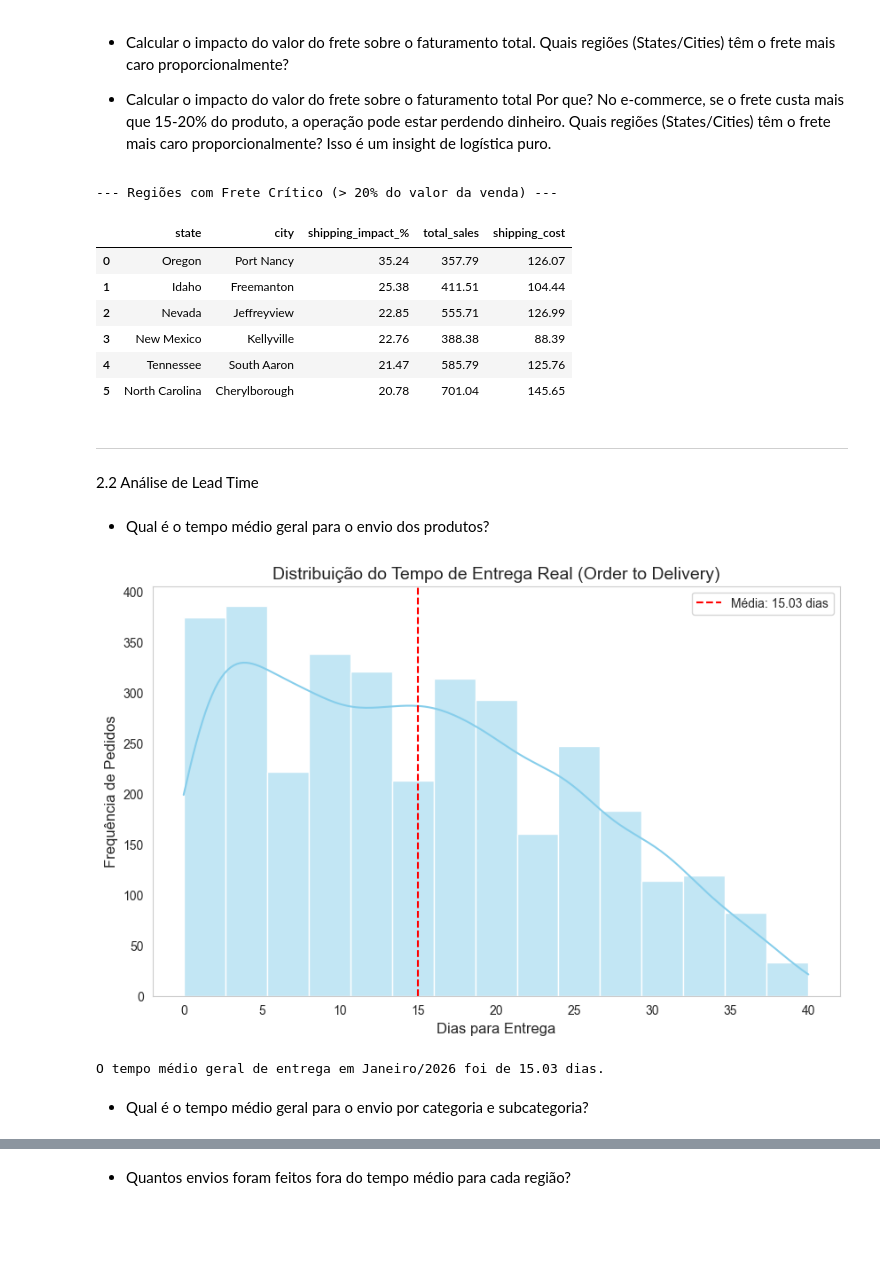
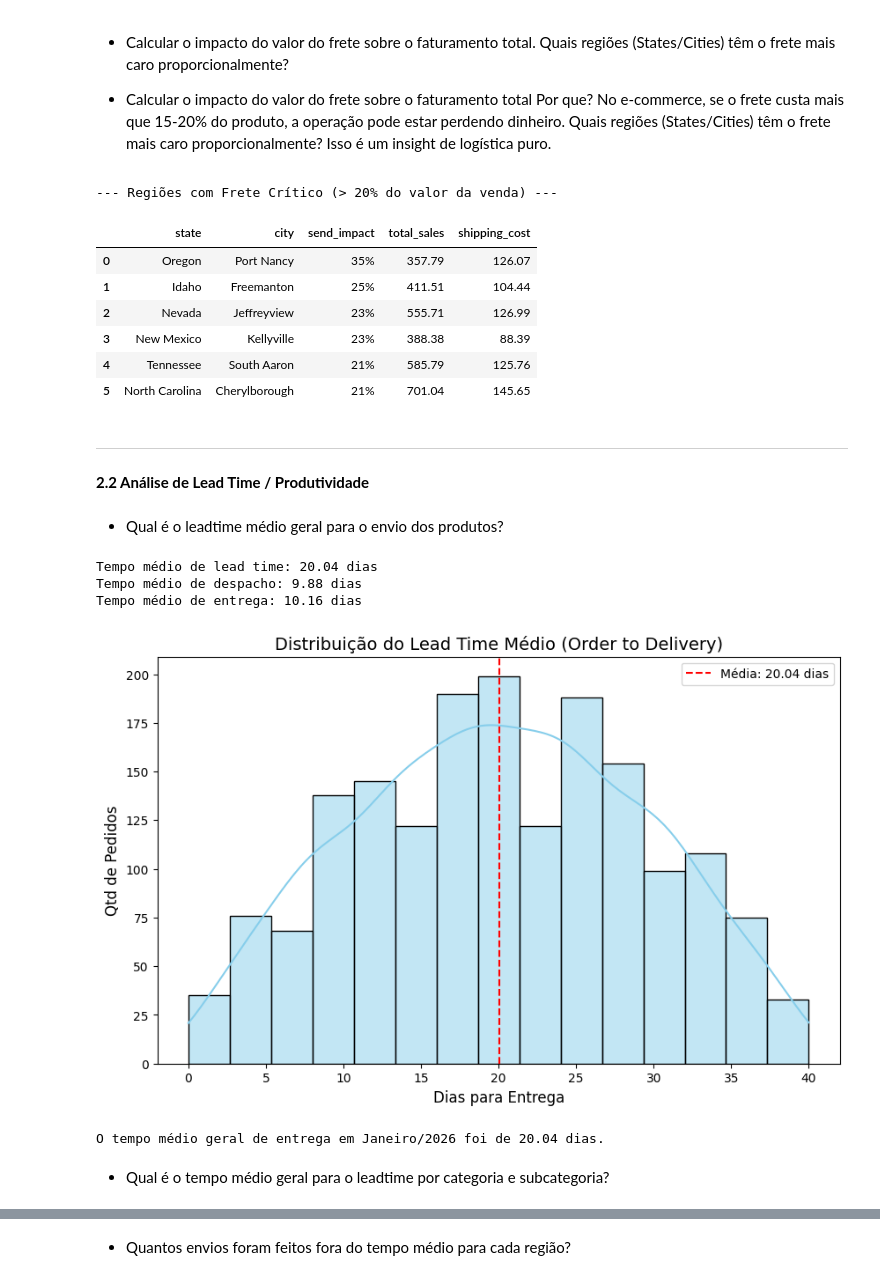
Before and after one commit to LucasPBar/E-commerce-Sales-Dataset, a Jupyter notebook: E-commerce-Sales-Project.ipynb, the cells around one changed output, grey strips where cells are left out. Cells and saved outputs as stored; diff of their text form; code cells hidden in the pictures; blank space fills up the shorter version.

```diff
--- a/E-commerce-Sales-Project.ipynb
+++ b/E-commerce-Sales-Project.ipynb
@@ -115,6 +121,8 @@ df1.head(3)
 | 1 | A10001 | 2026-01-20 | 2026-02-03 | 2026-02-03 | Delivered | C9811 | Chris Davenport | India | ... |
 | 2 | A10002 | 2026-01-15 | 2026-02-07 | 2026-01-03 | Delivered | C7341 | Timothy Gallagher | India | ... |
 3 rows × 24 columns
+# %%
+df1.drop(columns=['country'], inplace=True)
 # %%
 # Selecionando apenas colunas numéricas
 numeric_cols = ['quantity', 'unit_price', 'discount', 'shipping_cost', 'total_sales']
@@ -446,12 +510,13 @@ resumo_fidelidade
 df_logistic = df1[[
     'order_id', 'order_date', 'ship_date', 'delivery_date',
     'state', 'city', 'product_name', 'category', 'sub_category',
-    'brand', 'shipping_cost', 'total_sales'
+    'brand', 'unit_price', 'shipping_cost', 'total_sales'
 ]].copy()
 
 # Calcular tempos sem sobrescrever datas
-df_logistic['dispatch_time'] = (df_logistic['ship_date'] - df_logistic['order_date']).dt.days
-df_logistic['delivery_time'] = (df_logistic['delivery_date'] - df_logistic['order_date']).dt.days
+df_logistic['dispatch_time'] = (df_logistic['ship_date'] - df_logistic['order_date']).dt.days # Tempo entre pedido e envio
+df_logistic['delivery_time'] = (df_logistic['delivery_date'] - df_logistic['ship_date']).dt.days # Tempo entre envio e entrega
+df_logistic['lead_time'] = (df_logistic['delivery_date'] - df_logistic['order_date']).dt.days # Tempo total entre pedido e entrega
 
 # Filtrar apenas registros válidos (sem tempos negativos)
 df_logistic = df_logistic[
@@ -463,7 +528,7 @@ df_logistic = df_logistic[
 df_logistic['shipping_impact_%'] = (df_logistic['shipping_cost'] / df_logistic['total_sales']) * 100
 
 # Conferir primeiras linhas
-df_logistic.head(10)
+df_logistic.head(5)
 # %% [output]
 |  | order_id | order_date | ship_date | delivery_date | state | city | product_name | category | ... |
 | 1 | A10001 | 2026-01-20 | 2026-02-03 | 2026-02-03 | Tennessee | Madisonmouth | school | Home | ... |
@@ -562,49 +626,60 @@ frete_proporcional = df_logistic.groupby(['state', 'city']).agg({
 }).reset_index()
 
 # 2. Filtrando apenas regiões com impacto crítico (acima de 20%)
-
-# Ordenamos pelo impacto para ver onde a situação é mais grave
 regioes_criticas = frete_proporcional[frete_proporcional['shipping_impact_%'] > 20].sort_values(by='shipping_impact_%', ascending=False)
 
-# Formatando a exibição para o seu relatório
+# 3. Formatando a coluna de porcentagem
+regioes_criticas['send_impact'] = (
+    regioes_criticas['shipping_impact_%'].round().astype(int).astype(str) + '%'
+)
+
+# 4. Exibindo tabela formatada
 pd.options.display.float_format = '{:.2f}'.format
 print("--- Regiões com Frete Crítico (> 20% do valor da venda) ---")
-regioes_criticas.head(15).reset_index(drop=True)
+regioes_criticas[['state', 'city', 'send_impact', 'total_sales', 'shipping_cost']].head(15).reset_index(drop=True)
 # %% [output]
 --- Regiões com Frete Crítico (> 20% do valor da venda) ---
-|  | state | city | shipping_impact_% | total_sales | shipping_cost |
-| 0 | Oregon | Port Nancy | 35.24 | 357.79 | 126.07 |
-| 1 | Idaho | Freemanton | 25.38 | 411.51 | 104.44 |
-| 2 | Nevada | Jeffreyview | 22.85 | 555.71 | 126.99 |
-| 3 | New Mexico | Kellyville | 22.76 | 388.38 | 88.39 |
-| 4 | Tennessee | South Aaron | 21.47 | 585.79 | 125.76 |
-| 5 | North Carolina | Cherylborough | 20.78 | 701.04 | 145.65 |
+|  | state | city | send_impact | total_sales | shipping_cost |
+| 0 | Oregon | Port Nancy | 35% | 357.79 | 126.07 |
+| 1 | Idaho | Freemanton | 25% | 411.51 | 104.44 |
+| 2 | Nevada | Jeffreyview | 23% | 555.71 | 126.99 |
+| 3 | New Mexico | Kellyville | 23% | 388.38 | 88.39 |
+| 4 | Tennessee | South Aaron | 21% | 585.79 | 125.76 |
+| 5 | North Carolina | Cherylborough | 21% | 701.04 | 145.65 |
 # %% [markdown]
 ----
 # %% [markdown]
-2.2 Análise de Lead Time
+**2.2 Análise de Lead Time / Produtividade**
 # %% [markdown]
-- Qual é o tempo médio geral para o envio dos produtos?
+- Qual é o leadtime médio geral para o envio dos produtos?
+# %%
+print(f"Tempo médio de lead time: {df_logistic['lead_time'].mean():.2f} dias")
+print(f"Tempo médio de despacho: {df_logistic['dispatch_time'].mean():.2f} dias")
+print(f"Tempo médio de entrega: {df_logistic['delivery_time'].mean():.2f} dias")
+# %% [output]
+Tempo médio de lead time: 20.04 dias
+Tempo médio de despacho: 9.88 dias
+Tempo médio de entrega: 10.16 dias
 # %%
 plt.figure(figsize=(10, 6))
 
 # Gerando o histograma do tempo de entrega real
-sns.histplot(df_logistic['delivery_time'], bins=15, kde=True, color='skyblue')
+sns.histplot(df_logistic['lead_time'], bins=15, kde=True, color='skyblue')
 
 # Adicionando linha de média geral
-media_geral = df_logistic['delivery_time'].mean()
+media_geral = df_logistic['lead_time'].mean()
 plt.axvline(media_geral, color='red', linestyle='--', label=f'Média: {media_geral:.2f} dias')
 
-plt.title('Distribuição do Tempo de Entrega Real (Order to Delivery)', fontsize=14)
+plt.title('Distribuição do Lead Time Médio (Order to Delivery)', fontsize=14)
 plt.xlabel('Dias para Entrega', fontsize=12)
-plt.ylabel('Frequência de Pedidos', fontsize=12)
+plt.ylabel('Qtd de Pedidos', fontsize=12)
 plt.legend()
 
 plt.show()
 
 print(f"O tempo médio geral de entrega em Janeiro/2026 foi de {media_geral:.2f} dias.")
 # %% [output]
-[figure, old version]
+[figure, new version]
-O tempo médio geral de entrega em Janeiro/2026 foi de 15.03 dias.
+O tempo médio geral de entrega em Janeiro/2026 foi de 20.04 dias.
 # %% [markdown]
-- Qual é o tempo médio geral para o envio por categoria e subcategoria?
+- Qual é o tempo médio geral para o leadtime por categoria e subcategoria?
```
Also changed, not shown: parts of 76 cells of this notebook, 2 other files.
